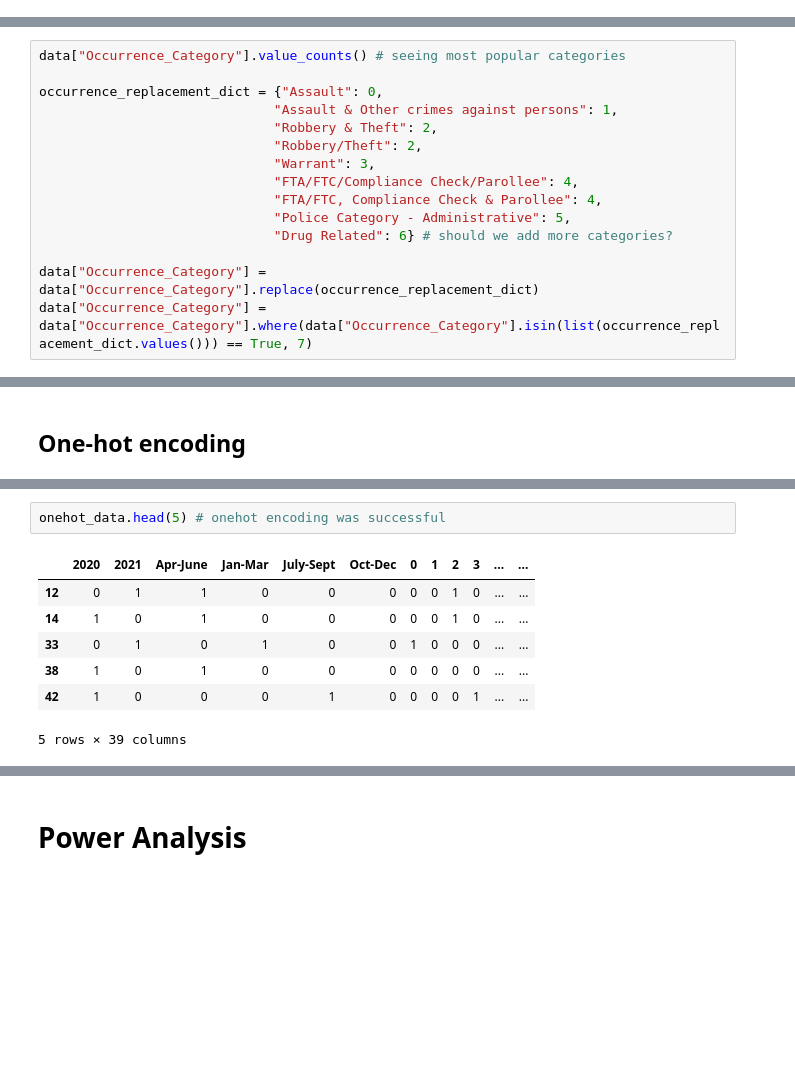
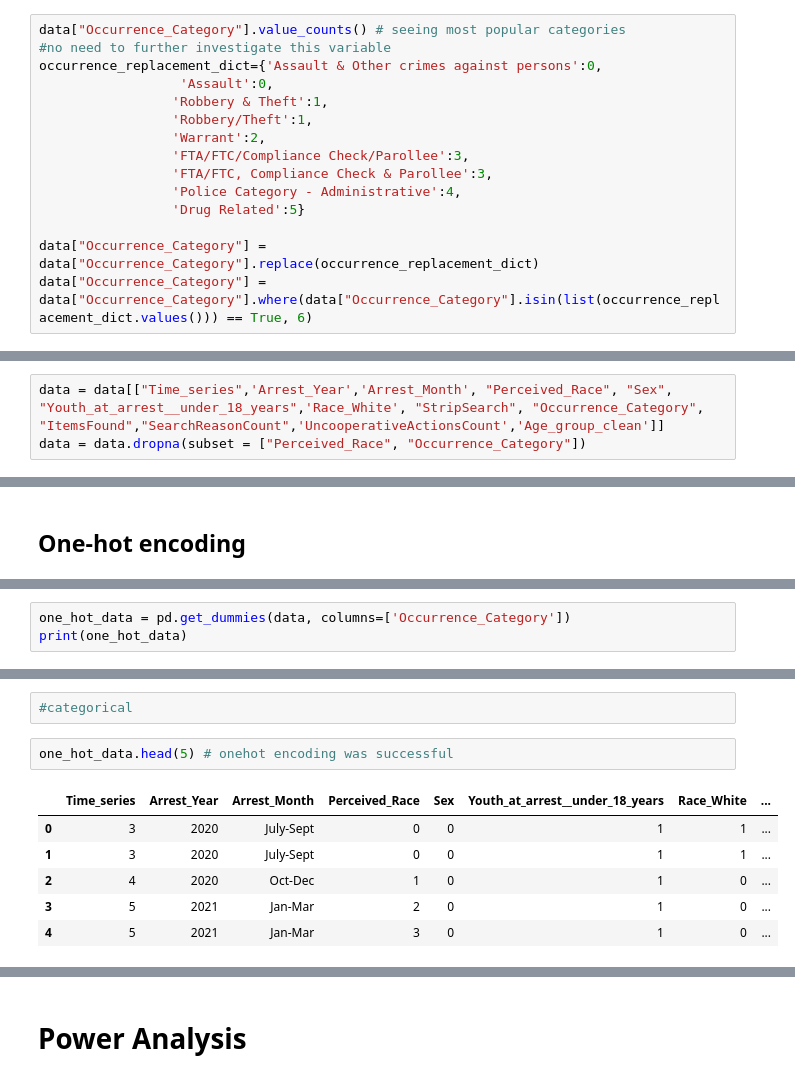
Before and after one commit to cooeoeooc/2178_g38, a Jupyter notebook: group38_code_final.ipynb, the cells around one changed output, grey strips where cells are left out. Cells and saved outputs as stored; diff of their text form; blank space fills up the shorter version.

```diff
--- a/group38_code_final.ipynb
+++ b/group38_code_final.ipynb
@@ -56,0 +77,15 @@ Cleaning existing variables.
+# %%
+data["Occurrence_Category"].value_counts() # seeing most popular categories
+#no need to further investigate this variable
+occurrence_replacement_dict={'Assault & Other crimes against persons':0,
+                  'Assault':0,
+                 'Robbery & Theft':1,
+                 'Robbery/Theft':1,
+                 'Warrant':2,
+                 'FTA/FTC/Compliance Check/Parollee':3,
+                 'FTA/FTC, Compliance Check & Parollee':3,
+                 'Police Category - Administrative':4,
+                 'Drug Related':5}
+
+data["Occurrence_Category"] = data["Occurrence_Category"].replace(occurrence_replacement_dict)
+data["Occurrence_Category"] = data["Occurrence_Category"].where(data["Occurrence_Category"].isin(list(occurrence_replacement_dict.values())) == True, 6)
@@ -61,15 +95,0 @@ Establishing exclusion criteria – based on popular Occurrence Categories.
-# %%
-data["Occurrence_Category"].value_counts() # seeing most popular categories
-
-occurrence_replacement_dict = {"Assault": 0,
-                              "Assault & Other crimes against persons": 1,
-                              "Robbery & Theft": 2,
-                              "Robbery/Theft": 2,
-                              "Warrant": 3,
-                              "FTA/FTC/Compliance Check/Parollee": 4,
-                              "FTA/FTC, Compliance Check & Parollee": 4,
-                              "Police Category - Administrative": 5,
-                              "Drug Related": 6} # should we add more categories?
-
-data["Occurrence_Category"] = data["Occurrence_Category"].replace(occurrence_replacement_dict)
-data["Occurrence_Category"] = data["Occurrence_Category"].where(data["Occurrence_Category"].isin(list(occurrence_replacement_dict.values())) == True, 7)
@@ -126,3 +147,6 @@ data = data.drop(["PersonID", "Age_group__at_arrest_", "Booked", "ObjectId"], ax
+# %%
+data = data[["Time_series",'Arrest_Year','Arrest_Month', "Perceived_Race", "Sex", "Youth_at_arrest__under_18_years",'Race_White', "StripSearch", "Occurrence_Category", "ItemsFound","SearchReasonCount",'UncooperativeActionsCount','Age_group_clean']]
+data = data.dropna(subset = ["Perceived_Race", "Occurrence_Category"])
 # %% [markdown]
 # EDA
 # %% [markdown]
@@ -311,0 +366,3 @@ categorical
+# %%
+one_hot_data = pd.get_dummies(data, columns=['Occurrence_Category'])
+print(one_hot_data)
@@ -312,10 +387,11 @@ categorical
+# %%
+#categorical
 # %%
-onehot_data.head(5) # onehot encoding was successful
+one_hot_data.head(5) # onehot encoding was successful
 # %% [output]
-|  | 2020 | 2021 | Apr-June | Jan-Mar | July-Sept | Oct-Dec | 0 | 1 | 2 | 3 | ... | ... |
-| 12 | 0 | 1 | 1 | 0 | 0 | 0 | 0 | 0 | 1 | 0 | ... | ... |
-| 14 | 1 | 0 | 1 | 0 | 0 | 0 | 0 | 0 | 1 | 0 | ... | ... |
-| 33 | 0 | 1 | 0 | 1 | 0 | 0 | 1 | 0 | 0 | 0 | ... | ... |
-| 38 | 1 | 0 | 1 | 0 | 0 | 0 | 0 | 0 | 0 | 0 | ... | ... |
-| 42 | 1 | 0 | 0 | 0 | 1 | 0 | 0 | 0 | 0 | 1 | ... | ... |
+|  | Time_series | Arrest_Year | Arrest_Month | Perceived_Race | Sex | Youth_at_arrest__under_18_years | Race_White | ... |
+| 0 | 3 | 2020 | July-Sept | 0 | 0 | 1 | 1 | ... |
+| 1 | 3 | 2020 | July-Sept | 0 | 0 | 1 | 1 | ... |
+| 2 | 4 | 2020 | Oct-Dec | 1 | 0 | 1 | 0 | ... |
+| 3 | 5 | 2021 | Jan-Mar | 2 | 0 | 1 | 0 | ... |
+| 4 | 5 | 2021 | Jan-Mar | 3 | 0 | 1 | 0 | ... |
-5 rows × 39 columns
```
Also changed, not shown: parts of 23 cells of this notebook.
